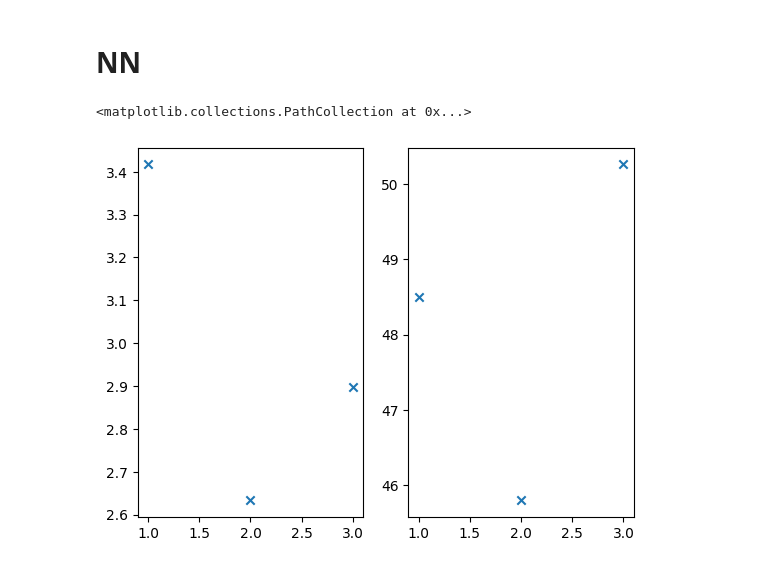
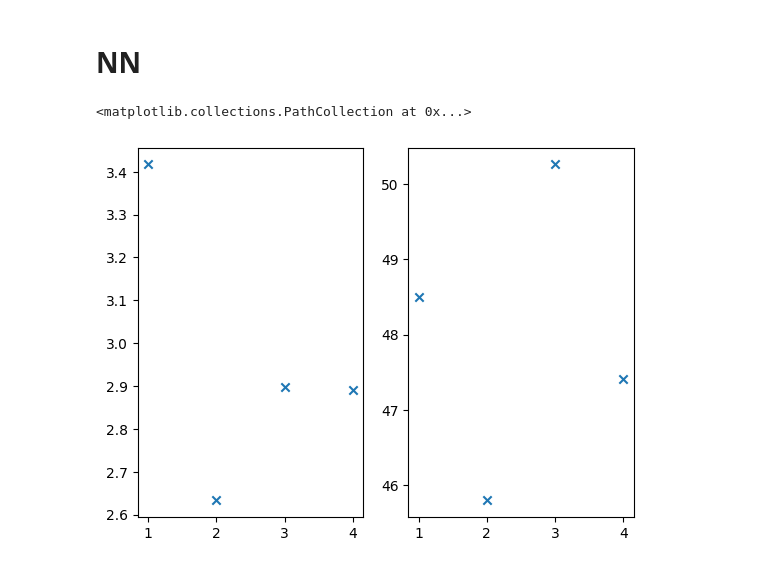
Before and after one commit to PythonFZ/2025-espresso-water, a Jupyter notebook: eval.ipynb, the cells around one changed output. Saved outputs shown, nothing was run; the diff lists cells and outputs as text; code cells hidden in the pictures.

```diff
--- a/eval.ipynb
+++ b/eval.ipynb
@@ -34,13 +34,16 @@ nn_32_32_forces =  json.loads(Path("nodes/nn/32-32/PredictionMetrics/forces.json
 
 nn_64_64_energy =  json.loads(Path("nodes/nn/64-64/PredictionMetrics/energy.json").read_text())
 nn_64_64_forces =  json.loads(Path("nodes/nn/64-64/PredictionMetrics/forces.json").read_text())
+
+nn_128_128_energy =  json.loads(Path("nodes/nn/128-128/PredictionMetrics/energy.json").read_text())
+nn_128_128_forces =  json.loads(Path("nodes/nn/128-128/PredictionMetrics/forces.json").read_text())
 # %%
 # do the same plot like above
 
 fig, ax = plt.subplots(1, 2)
-ax[0].scatter([1, 2, 3], [nn_16_16_energy["mae"], nn_32_32_energy["mae"], nn_64_64_energy["mae"]], marker="x")
-ax[1].scatter([1, 2, 3], [nn_16_16_forces["mae"], nn_32_32_forces["mae"], nn_64_64_forces["mae"]], marker="x")
+ax[0].scatter([1, 2, 3, 4], [nn_16_16_energy["mae"], nn_32_32_energy["mae"], nn_64_64_energy["mae"], nn_128_128_energy["mae"]], marker="x")
+ax[1].scatter([1, 2, 3, 4], [nn_16_16_forces["mae"], nn_32_32_forces["mae"], nn_64_64_forces["mae"], nn_128_128_forces["mae"]], marker="x")
 # ax[0].set_yscale("log")
 # %% [output]
 <matplotlib.collections.PathCollection at 0x...>
-[figure, old version]
+[figure, new version]
```
Also changed, not shown: 4 other files.
